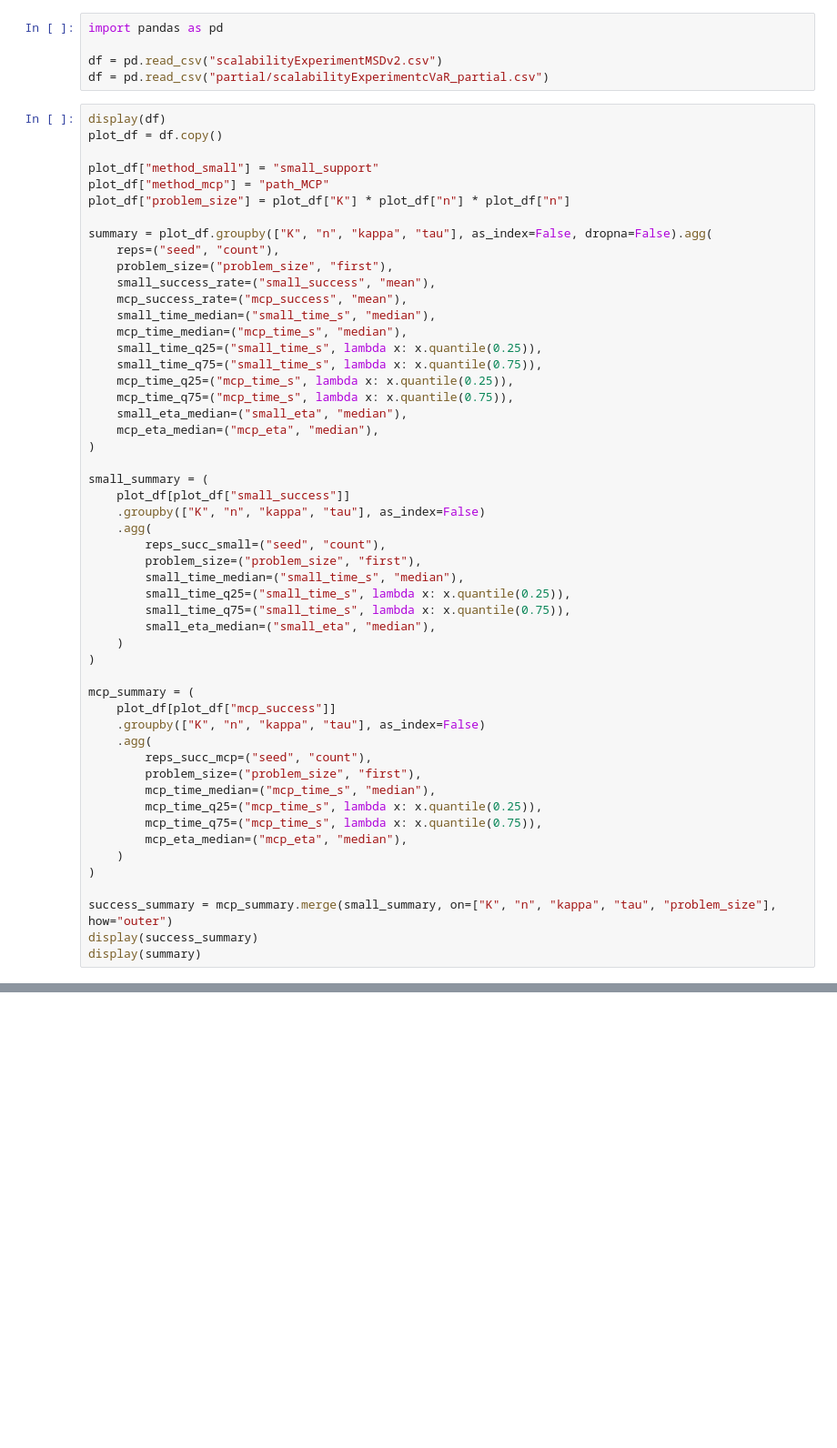
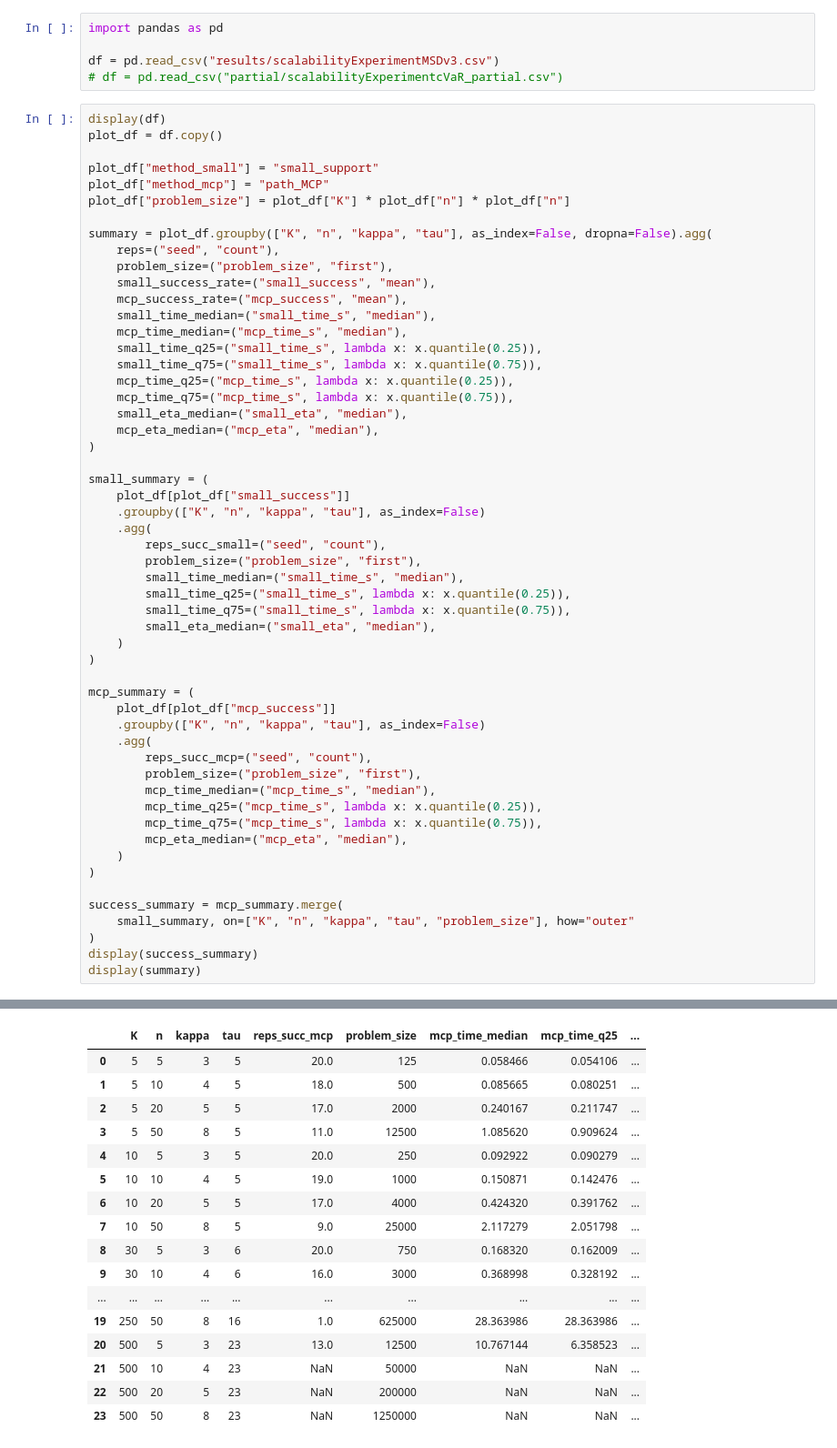
Before and after one commit to bharatgw/cumg, a Jupyter notebook: experiments/mcpAlgoAnalysis.ipynb, the cells around one changed output, grey strips where cells are left out. Shown at 91% size. Cells and saved outputs as stored; diff of their text form; blank space fills up the shorter version.

```diff
--- a/experiments/mcpAlgoAnalysis.ipynb
+++ b/experiments/mcpAlgoAnalysis.ipynb
@@ -1,8 +1,8 @@
 # %%
 import pandas as pd
 
-df = pd.read_csv("scalabilityExperimentMSDv2.csv")
-df = pd.read_csv("partial/scalabilityExperimentcVaR_partial.csv")
+df = pd.read_csv("results/scalabilityExperimentMSDv3.csv")
+# df = pd.read_csv("partial/scalabilityExperimentcVaR_partial.csv")
 # %%
 display(df)
 plot_df = df.copy()
@@ -52,6 +52,9 @@ mcp_summary = (
     )
 )
 
-success_summary = mcp_summary.merge(small_summary, on=["K", "n", "kappa", "tau", "problem_size"], how="outer")
+success_summary = mcp_summary.merge(
+    small_summary, on=["K", "n", "kappa", "tau", "problem_size"], how="outer"
+)
 display(success_summary)
 display(summary)
+# %% [output]
@@ -57,0 +74,17 @@ display(summary)
+|  | K | n | kappa | tau | reps_succ_mcp | problem_size | mcp_time_median | mcp_time_q25 | ... |
+| 0 | 5 | 5 | 3 | 5 | 20.0 | 125 | 0.058466 | 0.054106 | ... |
+| 1 | 5 | 10 | 4 | 5 | 18.0 | 500 | 0.085665 | 0.080251 | ... |
+| 2 | 5 | 20 | 5 | 5 | 17.0 | 2000 | 0.240167 | 0.211747 | ... |
+| 3 | 5 | 50 | 8 | 5 | 11.0 | 12500 | 1.085620 | 0.909624 | ... |
+| 4 | 10 | 5 | 3 | 5 | 20.0 | 250 | 0.092922 | 0.090279 | ... |
+| 5 | 10 | 10 | 4 | 5 | 19.0 | 1000 | 0.150871 | 0.142476 | ... |
+| 6 | 10 | 20 | 5 | 5 | 17.0 | 4000 | 0.424320 | 0.391762 | ... |
+| 7 | 10 | 50 | 8 | 5 | 9.0 | 25000 | 2.117279 | 2.051798 | ... |
+| 8 | 30 | 5 | 3 | 6 | 20.0 | 750 | 0.168320 | 0.162009 | ... |
+| 9 | 30 | 10 | 4 | 6 | 16.0 | 3000 | 0.368998 | 0.328192 | ... |
+| ... | ... | ... | ... | ... | ... | ... | ... | ... | ... |
+| 19 | 250 | 50 | 8 | 16 | 1.0 | 625000 | 28.363986 | 28.363986 | ... |
+| 20 | 500 | 5 | 3 | 23 | 13.0 | 12500 | 10.767144 | 6.358523 | ... |
+| 21 | 500 | 10 | 4 | 23 | NaN | 50000 | NaN | NaN | ... |
+| 22 | 500 | 20 | 5 | 23 | NaN | 200000 | NaN | NaN | ... |
+| 23 | 500 | 50 | 8 | 23 | NaN | 1250000 | NaN | NaN | ... |
```
Also changed, not shown: parts of 5 cells of this notebook, 10 other files.
